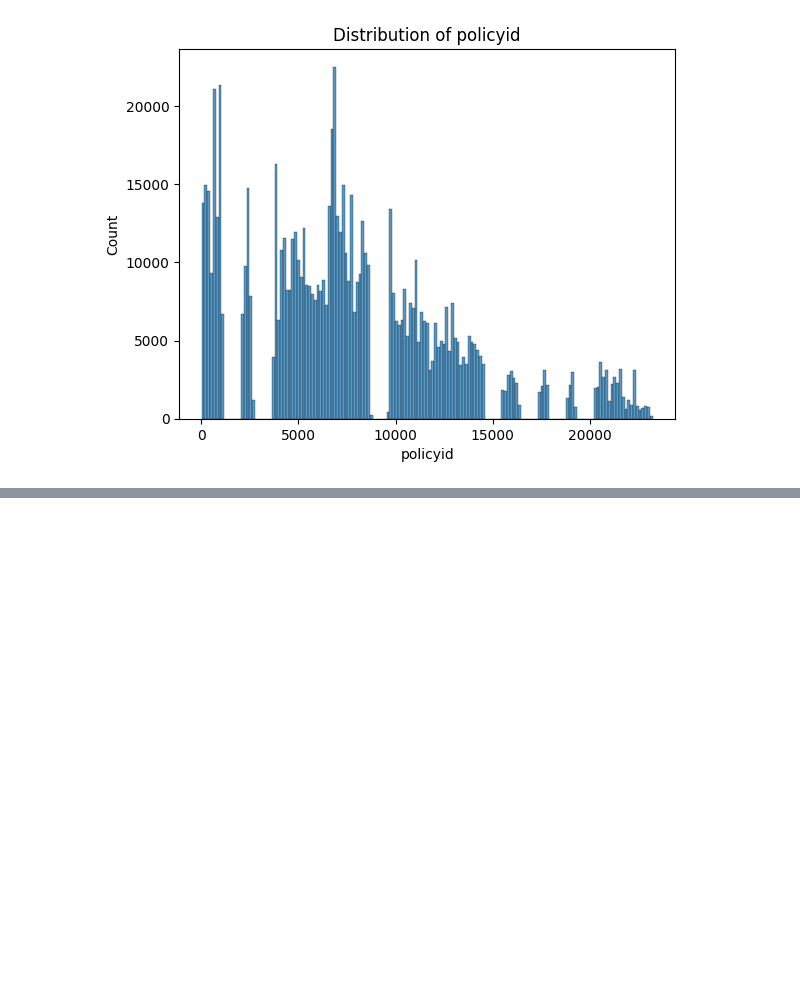
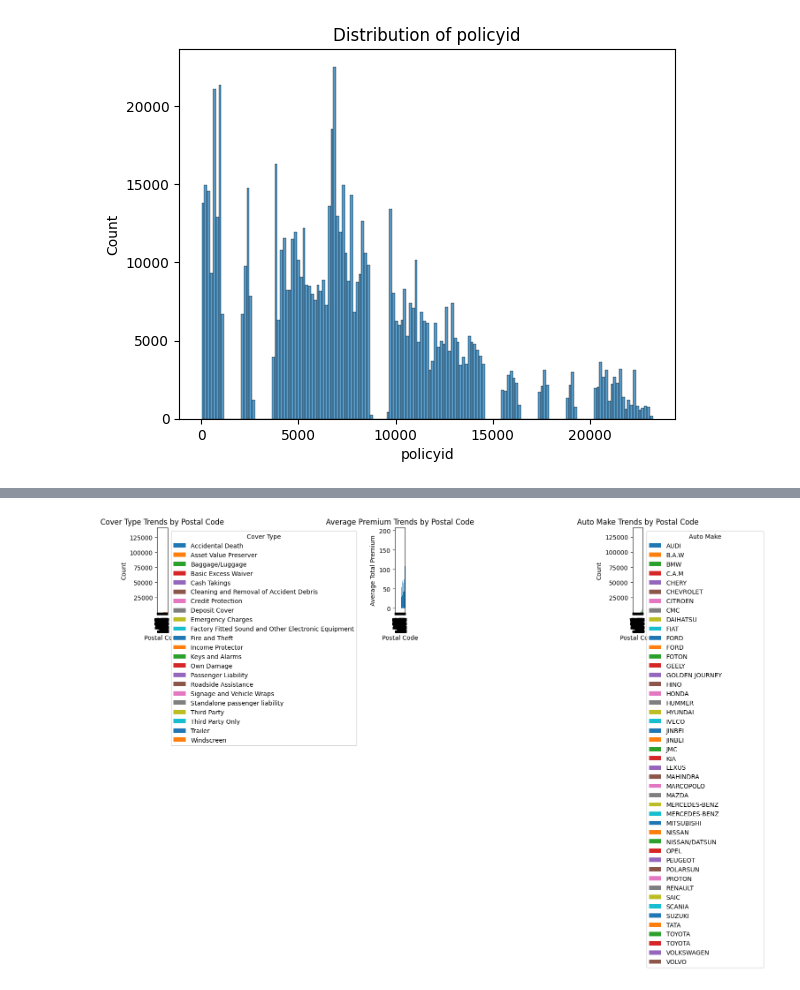
Before and after one commit to nebiyou27/Insurance-Analytics, a Jupyter notebook: notebooks/01_data_exploration.ipynb, the cells around one changed output, grey strips where cells are left out. Saved outputs shown, nothing was run; the diff lists cells and outputs as text; code cells hidden in the pictures; blank space fills up the shorter version.

```diff
--- a/notebooks/01_data_exploration.ipynb
+++ b/notebooks/01_data_exploration.ipynb
@@ -210,0 +524,79 @@ std                  335.039685       8.769871     450.348698
+# %%
+import pandas as pd
+import seaborn as sns
+import matplotlib.pyplot as plt
+
+def compare_trends_over_geography(df):
+    """
+    Compares trends in insurance cover type, premium, and auto make over different postal codes.
+    """
+
+    # Group by PostalCode and CoverType, count occurrences
+    cover_type_by_postal = df.groupby(['PostalCode', 'CoverType']).size().unstack(fill_value=0)
+
+    # Group by PostalCode, calculate mean TotalPremium
+    premium_by_postal = df.groupby('PostalCode')['TotalPremium'].mean()
+
+    # Group by PostalCode and make, count occurrences
+    make_by_postal = df.groupby(['PostalCode', 'make']).size().unstack(fill_value=0)
+
+    # Plotting
+    plt.figure(figsize=(15, 7))
+
+    # Cover Type Trends
+    plt.subplot(1, 3, 1)
+    cover_type_by_postal.plot(kind='bar', stacked=True, ax=plt.gca())
+    plt.title('Cover Type Trends by Postal Code')
+    plt.xlabel('Postal Code')
+    plt.ylabel('Count')
+    plt.legend(title='Cover Type', bbox_to_anchor=(1.05, 1), loc='upper left')
+
+    # Premium Trends
+    plt.subplot(1, 3, 2)
+    premium_by_postal.plot(kind='bar', ax=plt.gca())
+    plt.title('Average Premium Trends by Postal Code')
+    plt.xlabel('Postal Code')
+    plt.ylabel('Average Total Premium')
+
+    # Auto Make Trends
+    plt.subplot(1, 3, 3)
+    make_by_postal.plot(kind='bar', stacked=True, ax=plt.gca())
+    plt.title('Auto Make Trends by Postal Code')
+    plt.xlabel('Postal Code')
+    plt.ylabel('Count')
+    plt.legend(title='Auto Make', bbox_to_anchor=(1.05, 1), loc='upper left')
+
+    plt.tight_layout()
+    plt.show()
+
+if __name__ == "__main__":
+    # Replace with your actual file path
+    file_path = r"C:\Users\neba\Documents\week-3\MachineLearningRating_v3.csv"
+
+    # Load the data
+    df = pd.read_csv(file_path, low_memory=False)
+
+    # Convert CapitalOutstanding to numeric
+    df['CapitalOutstanding'] = pd.to_numeric(df.iloc[:, 32], errors='coerce')
+
+    # Convert CrossBorder to boolean
+    df['CrossBorder'] = df.iloc[:, 37].fillna('No') == 'No'
+
+    # Remove CrossBorder
+    df = df.drop('CrossBorder', axis=1)
+
+    # Impute NaN values with the median (corrected)
+    median_capital = df['CapitalOutstanding'].median()
+    df['CapitalOutstanding'] = df['CapitalOutstanding'].fillna(median_capital)
+
+    # Convert TransactionMonth to datetime
+    df['TransactionMonth'] = pd.to_datetime(df['TransactionMonth'])
+
+    # Extract numeric components (e.g., year, month)
+    df['TransactionYear'] = df['TransactionMonth'].dt.year
+    df['TransactionMonthNum'] = df['TransactionMonth'].dt.month
+
+    # Call the function
+    compare_trends_over_geography(df)
+# %% [output]
+[figure, added]
```
Also changed, not shown: parts of 16 cells of this notebook, 1 other file.
